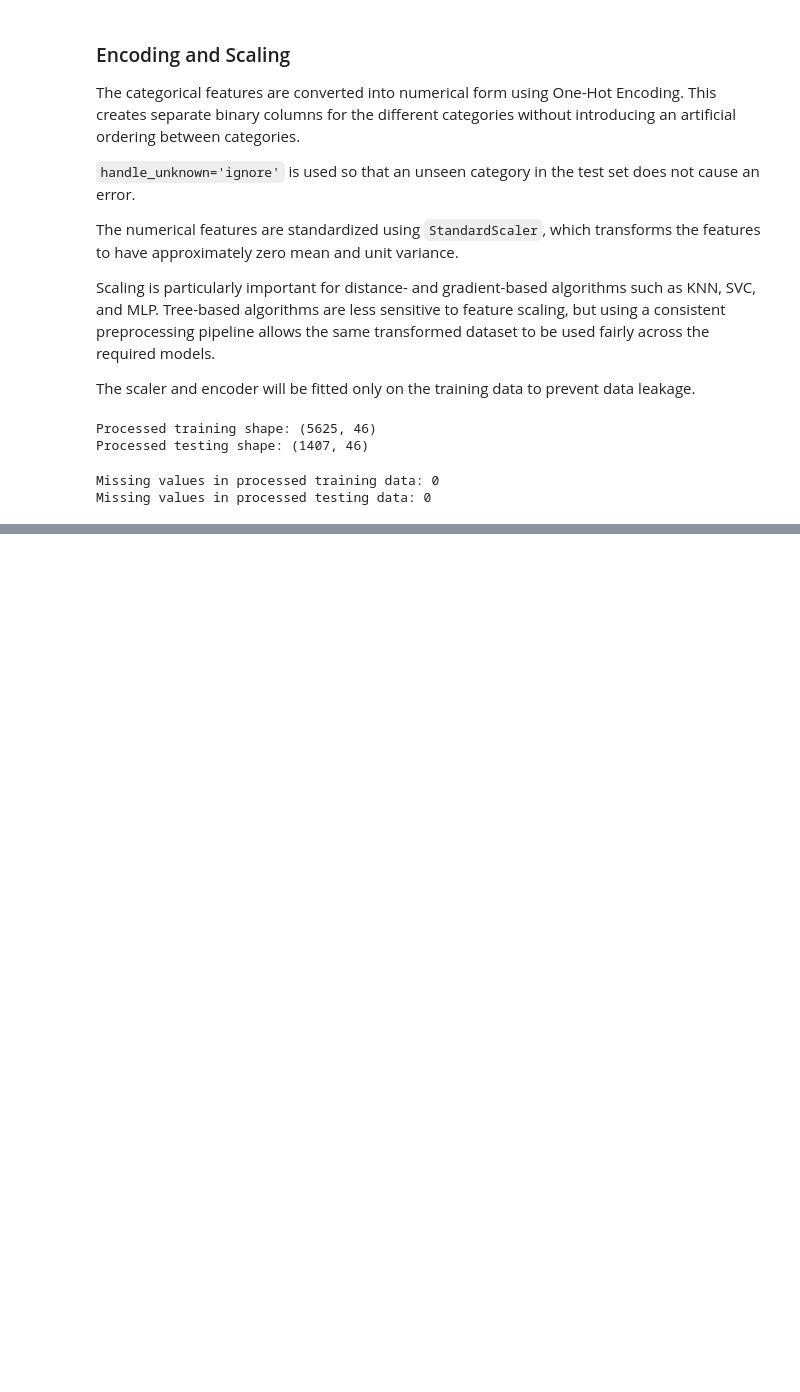
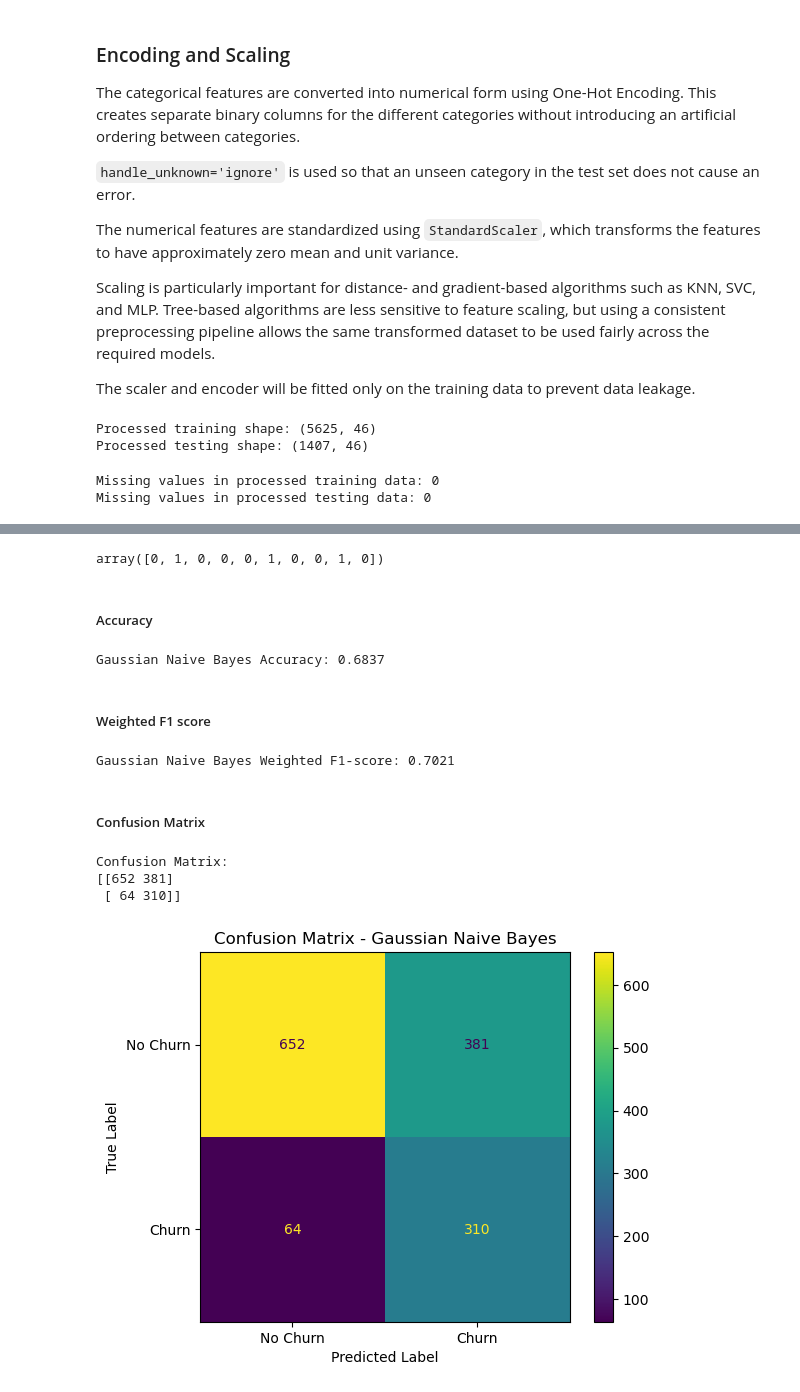
Before and after one commit to Anuja1307/ML_Capstone_Project, a Jupyter notebook: notebooks/Classification.ipynb, the cells around one changed output, grey strips where cells are left out. Cells and saved outputs as stored; diff of their text form; code cells hidden in the pictures; blank space fills up the shorter version.

```diff
--- a/notebooks/Classification.ipynb
+++ b/notebooks/Classification.ipynb
@@ -547,0 +744,68 @@ Missing values in processed testing data: 0
+# %%
+from sklearn.naive_bayes import GaussianNB
+
+nb_model = GaussianNB()
+nb_model.fit(X_train_processed, y_train)
+
+y_pred_nb = nb_model.predict(X_test_processed)
+y_pred_nb[:10]
+# %% [output]
+array([0, 1, 0, 0, 0, 1, 0, 0, 1, 0])
+# %% [markdown]
+##### Accuracy
+# %%
+from sklearn.metrics import accuracy_score
+
+nb_accuracy = accuracy_score(
+    y_test,
+    y_pred_nb
+)
+
+print(f"Gaussian Naive Bayes Accuracy: {nb_accuracy:.4f}")
+# %% [output]
+Gaussian Naive Bayes Accuracy: 0.6837
+# %% [markdown]
+##### Weighted F1 score
+# %%
+from sklearn.metrics import f1_score
+
+nb_f1 = f1_score(
+    y_test,
+    y_pred_nb,
+    average='weighted'
+)
+
+print(f"Gaussian Naive Bayes Weighted F1-score: {nb_f1:.4f}")
+# %% [output]
+Gaussian Naive Bayes Weighted F1-score: 0.7021
+# %% [markdown]
+##### Confusion Matrix
+# %%
+from sklearn.metrics import confusion_matrix, ConfusionMatrixDisplay
+import matplotlib.pyplot as plt
+
+nb_cm = confusion_matrix(
+    y_test,
+    y_pred_nb
+)
+
+print("Confusion Matrix:")
+print(nb_cm)
+# %% [output]
+Confusion Matrix:
+[[652 381]
+ [ 64 310]]
+# %%
+nb_display = ConfusionMatrixDisplay(
+    confusion_matrix=nb_cm,
+    display_labels=["No Churn", "Churn"]
+)
+
+nb_display.plot()
+
+plt.title("Confusion Matrix - Gaussian Naive Bayes")
+plt.xlabel("Predicted Label")
+plt.ylabel("True Label")
+plt.show()
+# %% [output]
+[figure, added]
```
Also changed, not shown: parts of 52 cells of this notebook, 1 other file.
